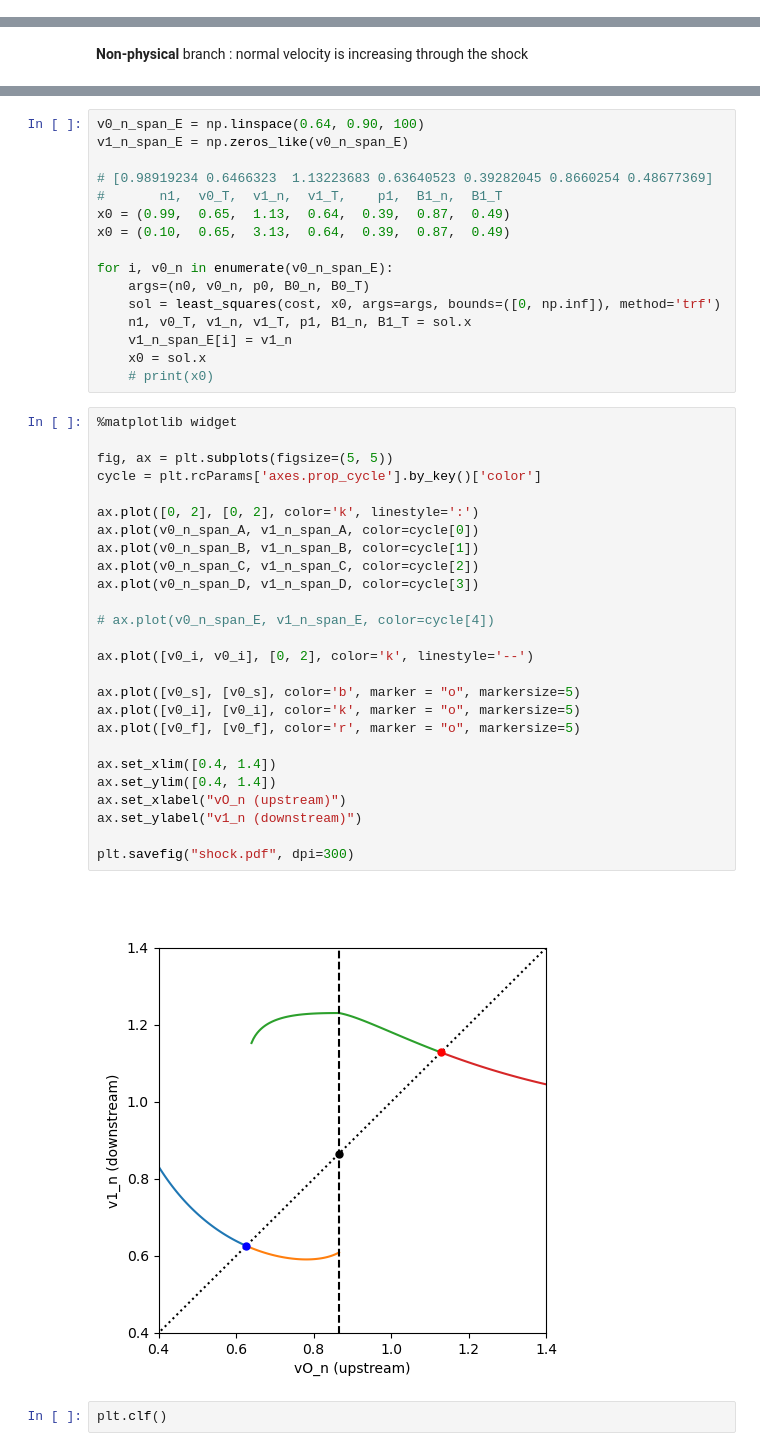
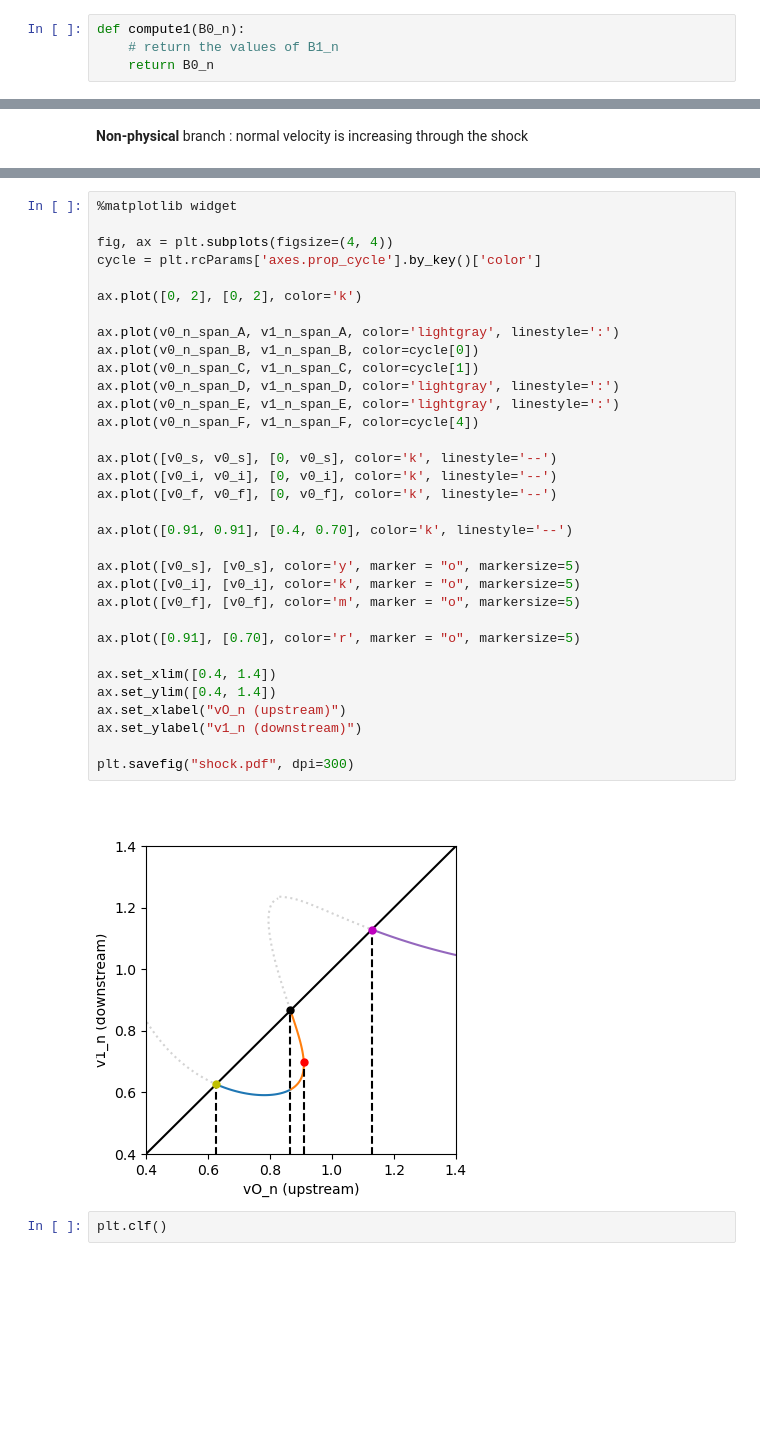
Before and after one commit to rochSmets/myNb, a Jupyter notebook: shock.ipynb, the cells around one changed output, grey strips where cells are left out. Saved outputs shown, nothing was run; the diff lists cells and outputs as text; blank space fills up the shorter version.

```diff
--- a/shock.ipynb
+++ b/shock.ipynb
@@ -77 +81,5 @@ def cost(x, *args):
+# %%
+def compute1(B0_n):
+    # return the values of B1_n
+    return B0_n
 # %%
@@ -181,46 +235,37 @@ for i, v0_n in enumerate(v0_n_span_D):
-# %%
-v0_n_span_E = np.linspace(0.64, 0.90, 100)
-v1_n_span_E = np.zeros_like(v0_n_span_E)
-
-# [0.98919234 0.6466323  1.13223683 0.63640523 0.39282045 0.8660254 0.48677369]
-#       n1,  v0_T,  v1_n,  v1_T,    p1,  B1_n,  B1_T
-x0 = (0.99,  0.65,  1.13,  0.64,  0.39,  0.87,  0.49)
-x0 = (0.10,  0.65,  3.13,  0.64,  0.39,  0.87,  0.49)
-
-for i, v0_n in enumerate(v0_n_span_E):
-    args=(n0, v0_n, p0, B0_n, B0_T)
-    sol = least_squares(cost, x0, args=args, bounds=([0, np.inf]), method='trf')
-    n1, v0_T, v1_n, v1_T, p1, B1_n, B1_T = sol.x
-    v1_n_span_E[i] = v1_n
-    x0 = sol.x
-    # print(x0)
 # %%
 %matplotlib widget
 
-fig, ax = plt.subplots(figsize=(5, 5))
+fig, ax = plt.subplots(figsize=(4, 4))
 cycle = plt.rcParams['axes.prop_cycle'].by_key()['color']
 
-ax.plot([0, 2], [0, 2], color='k', linestyle=':')
-ax.plot(v0_n_span_A, v1_n_span_A, color=cycle[0])
-ax.plot(v0_n_span_B, v1_n_span_B, color=cycle[1])
-ax.plot(v0_n_span_C, v1_n_span_C, color=cycle[2])
-ax.plot(v0_n_span_D, v1_n_span_D, color=cycle[3])
+ax.plot([0, 2], [0, 2], color='k')
 
-# ax.plot(v0_n_span_E, v1_n_span_E, color=cycle[4])
+ax.plot(v0_n_span_A, v1_n_span_A, color='lightgray', linestyle=':')
+ax.plot(v0_n_span_B, v1_n_span_B, color=cycle[0])
+ax.plot(v0_n_span_C, v1_n_span_C, color=cycle[1])
+ax.plot(v0_n_span_D, v1_n_span_D, color='lightgray', linestyle=':')
+ax.plot(v0_n_span_E, v1_n_span_E, color='lightgray', linestyle=':')
+ax.plot(v0_n_span_F, v1_n_span_F, color=cycle[4])
 
-ax.plot([v0_i, v0_i], [0, 2], color='k', linestyle='--')
+ax.plot([v0_s, v0_s], [0, v0_s], color='k', linestyle='--')
+ax.plot([v0_i, v0_i], [0, v0_i], color='k', linestyle='--')
+ax.plot([v0_f, v0_f], [0, v0_f], color='k', linestyle='--')
 
-ax.plot([v0_s], [v0_s], color='b', marker = "o", markersize=5)
+ax.plot([0.91, 0.91], [0.4, 0.70], color='k', linestyle='--')
+
+ax.plot([v0_s], [v0_s], color='y', marker = "o", markersize=5)
 ax.plot([v0_i], [v0_i], color='k', marker = "o", markersize=5)
-ax.plot([v0_f], [v0_f], color='r', marker = "o", markersize=5)
+ax.plot([v0_f], [v0_f], color='m', marker = "o", markersize=5)
+
+ax.plot([0.91], [0.70], color='r', marker = "o", markersize=5)
 
 ax.set_xlim([0.4, 1.4])
 ax.set_ylim([0.4, 1.4])
 ax.set_xlabel("vO_n (upstream)")
 ax.set_ylabel("v1_n (downstream)")
 
 plt.savefig("shock.pdf", dpi=300)
 # %% [output]
-[figure, old version]
+[figure, new version]
 # %%
 plt.clf()
```
Also changed, not shown: parts of 67 cells of this notebook, 1 other file.
